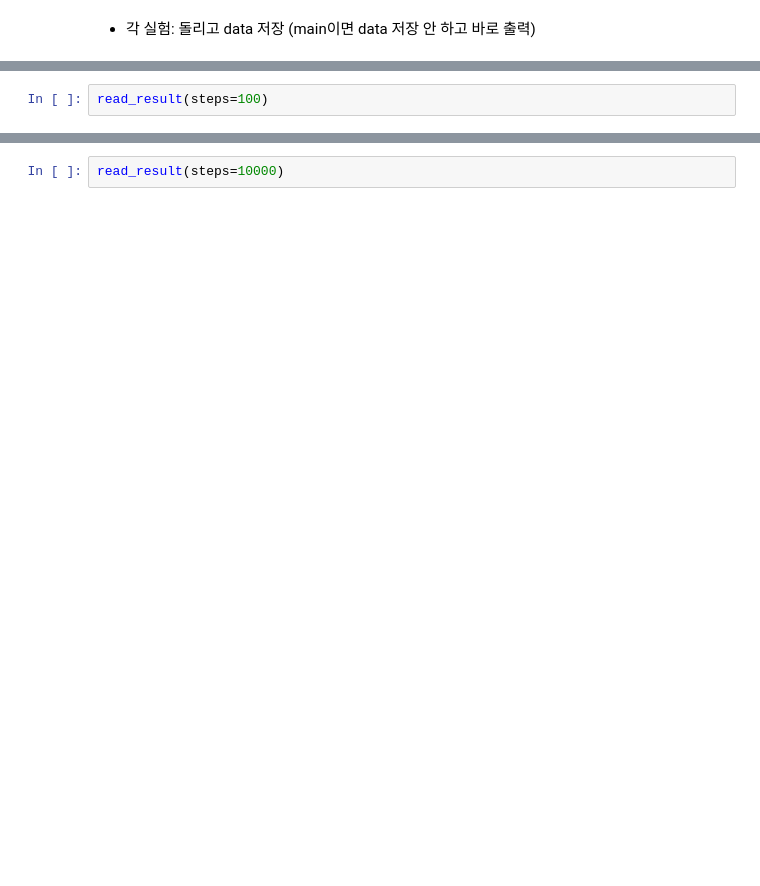
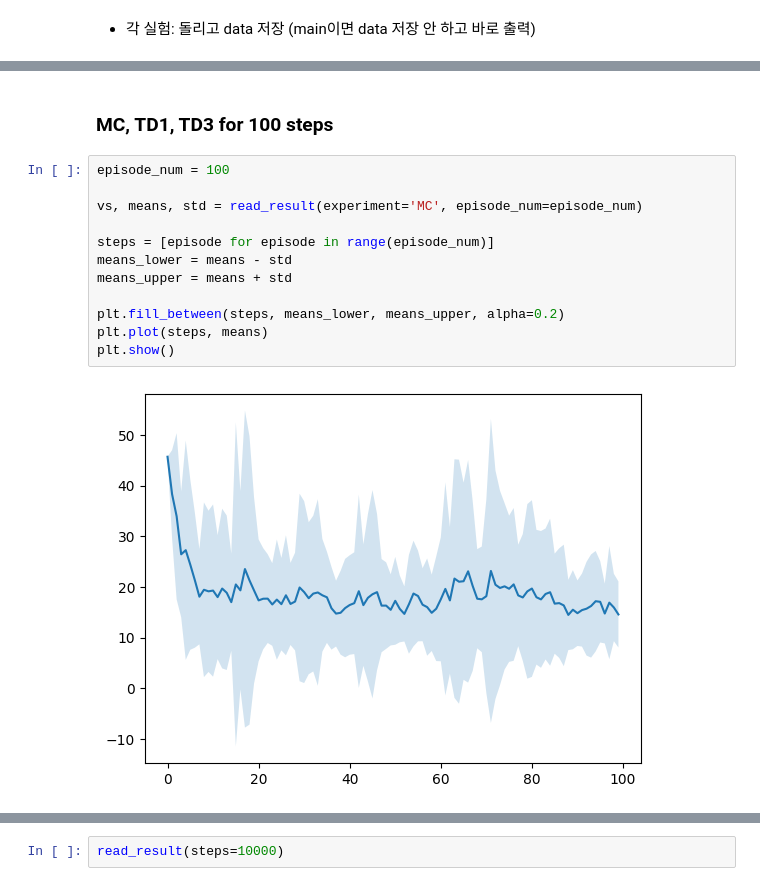
Before and after one commit to khhandrea/ku-RL-prediction, a Jupyter notebook: experiment.ipynb, the cells around one changed output, grey strips where cells are left out. Saved outputs shown, nothing was run; the diff lists cells and outputs as text; blank space fills up the shorter version.

```diff
--- a/experiment.ipynb
+++ b/experiment.ipynb
@@ -30,2 +55,16 @@ print(get_gridlike(vs))
+# %% [markdown]
+### MC, TD1, TD3 for 100 steps
 # %%
-read_result(steps=100)
+episode_num = 100
+
+vs, means, std = read_result(experiment='MC', episode_num=episode_num)
+
+steps = [episode for episode in range(episode_num)]
+means_lower = means - std
+means_upper = means + std
+
+plt.fill_between(steps, means_lower, means_upper, alpha=0.2)
+plt.plot(steps, means)
+plt.show()
+# %% [output]
+[figure, added]
```
Also changed, not shown: parts of 15 cells of this notebook, 12 other files.
